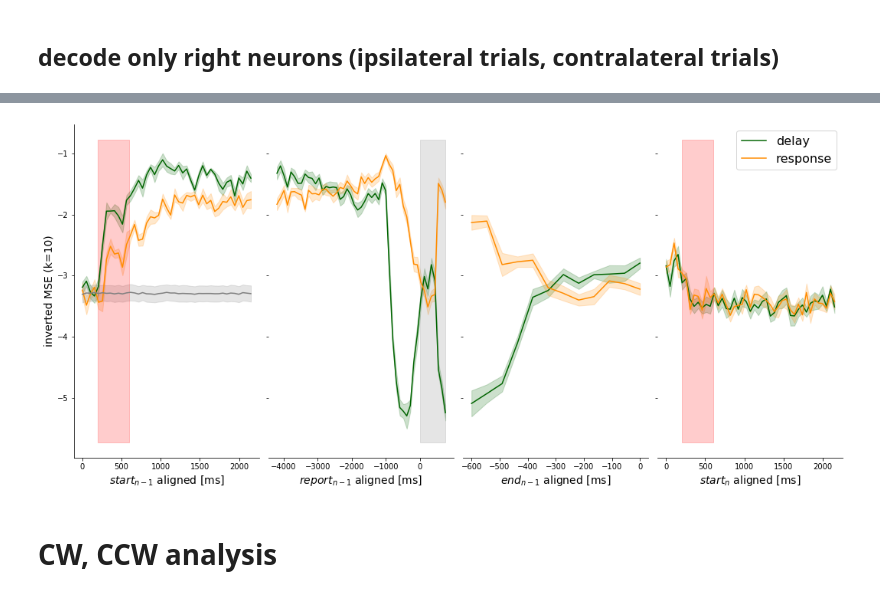
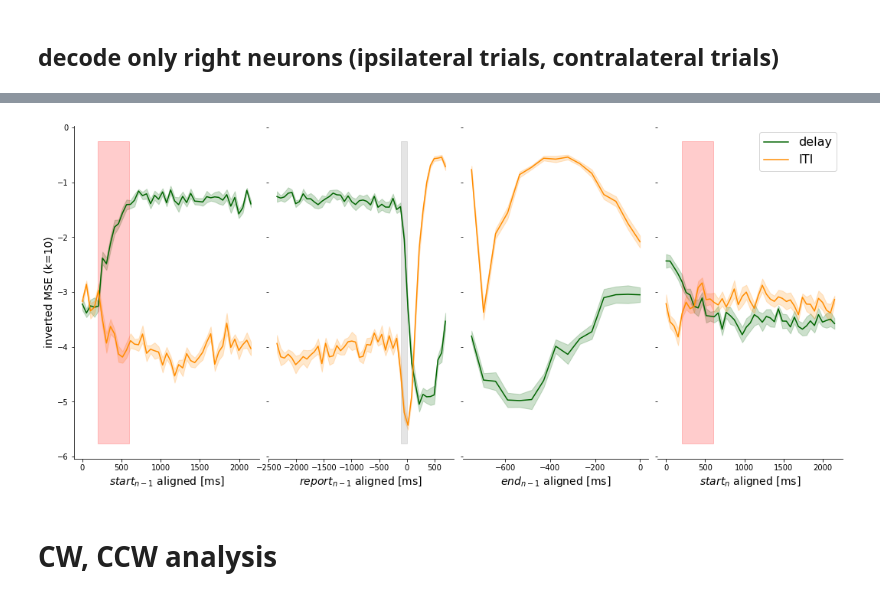
Before and after one commit to MelanieTschiersch/SmithData, a Jupyter notebook: Schreibtisch/PhD/2_Smith/Analysis/eval_Smith_NeuralData.ipynb, the cells around one changed output, grey strips where cells are left out. Saved outputs shown, nothing was run; the diff lists cells and outputs as text; code cells hidden in the pictures.

```diff
--- a/Schreibtisch/PhD/2_Smith/Analysis/eval_Smith_NeuralData.ipynb
+++ b/Schreibtisch/PhD/2_Smith/Analysis/eval_Smith_NeuralData.ipynb
@@ -318,10 +343,11 @@ bin_sp_complete = np.append(bin_sp_trials,bin_sp_trials_pastdelay, axis=1)
 # %%
 borders_full=[]
-borders_full = np.append(borders,borders[-1]+borders2['delay_end'][0]-borders2['delay_start'][0])
-borders_full = np.append(borders_full,borders_full[-1]+borders2['saccade'][0]-borders2['delay_end'][0])
-borders_full = np.append(borders_full,borders_full[-1]+borders2['reward'][0]-borders2['saccade'][0])
-borders_full = np.append(borders_full,borders_full[-1]+borders2['trial_end'][0]-borders2['reward'][0])
-borders_full = np.append(borders_full,borders_full[-1]+borders2['end'][0]-borders2['trial_end'][0])
+borders_full = np.append(borders[:-1],borders[-2]+number_bins[0])
+for i in range(1,len(number_bins)):
+    borders_full = np.append(borders_full,borders_full[-1]+number_bins[i])
+#borders_full = np.append(borders_full,borders_full[-1]+borders2['reward'][0]-borders2['saccade'][0])
+#borders_full = np.append(borders_full,borders_full[-1]+borders2['trial_end'][0]-borders2['reward'][0])
+#borders_full = np.append(borders_full,borders_full[-1]+borders2['end'][0]-borders2['trial_end'][0])
 
 borders_pastdelay = borders_full[len(borders):]
 # %% [markdown]
@@ -495,7 +521,10 @@ plt.show()
 # %% [markdown]
 #### create dataframe
 # %%
-serial = {'trial_id':[], 'target_prev': [], 'targ_off_prev':[], 'go_cue_prev':[], 'response_prev': [], 'delay_prev': [],'bin_sp_prev':[], 'target_curr': [], 'targ_on_curr':[], 'response_curr': [], 'delay_curr': [], 'bin_sp_curr':[],  'monkey': []}
+serial = {'trial_id':[], 'target_prev': [], 'targ_off_prev':[], 'go_cue_prev':[], 'response_prev': [],\
+          'delay_prev': [],'bin_sp_prev':[], 'target_curr': [], 'targ_on_curr':[], 'response_curr': [],\
+          'delay_curr': [], 'bin_sp_curr':[],  'monkey': [], 'cw':[]}
+
 for trial,idx in enumerate(df_Sa0.index[:-1]):
     if ((df_Sa0['trial_id'][idx]+1) == (df_Sa0['trial_id'][idx+1])):
         serial['trial_id'].append(idx)
@@ -511,6 +540,7 @@ for trial,idx in enumerate(df_Sa0.index[:-1]):
         serial['delay_curr'].append(df_Sa0['go_cue'][idx+1]-df_Sa0['targ_off'][idx+1])
         serial['bin_sp_curr'].append(bin_sp_complete[trial+1])
         serial['monkey'].append(df_Sa0['monkey'][idx])
+        serial['cw'].append((df_Sa0['clockw'][idx]=='CW'))
 
 df_serial = pd.DataFrame(serial)
 #for idx in df_dat.index[:-1]:
@@ -1170,11 +1150,15 @@ for delta_t_train in range(len(df_serial['bin_sp_prev'][df_serial['bin_sp_prev']
 # %%
 label_delay = 'delay'
-label_response = 'response'
-plot_reactivations_hemifield(acc_bias_prev_delay, std_bias_prev_delay, acc_bias_curr_delay, std_bias_curr_delay, label_delay,\
+label_response = 'ITI'
+
+mode = 'MSE'#'r2'#'MSE'#
+baseline_file = "../Results/baselineAcc.txt"
+baseline = read_baseline(baseline_file, mode)
+plot_reactivations_hemispheres(acc_bias_prev_delay, std_bias_prev_delay, acc_bias_curr_delay, std_bias_curr_delay, label_delay,\
                                  acc_bias_prev_response, std_bias_prev_response, acc_bias_curr_response, std_bias_curr_response,label_response,\
                                  borders, borders_pastdelay, mode, baseline)
 # %% [output]
-[figure, old version]
+[figure, new version]
 # %% [markdown]
 # CW, CCW analysis
 # %% [markdown]
```
Also changed, not shown: parts of 72 cells of this notebook, 13 other files.
